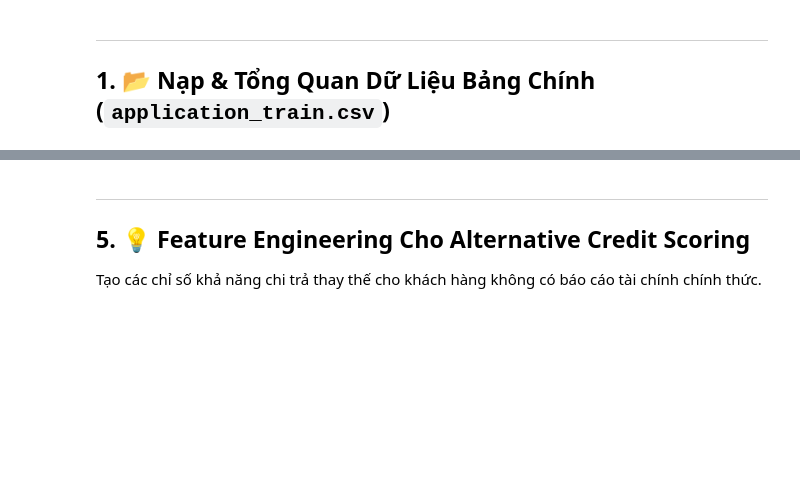
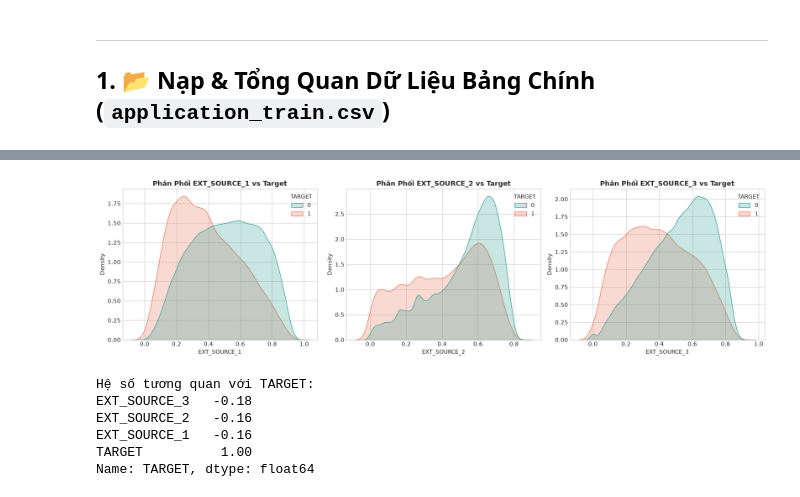
Before and after one commit to hoanglmv/T080-One_Last_Time, a Jupyter notebook: notebooks/01_eda_home_credit_default_risk.ipynb, the cells around one changed output, grey strips where cells are left out. Saved outputs shown, nothing was run; the diff lists cells and outputs as text; code cells hidden in the pictures; blank space fills up the shorter version.

```diff
--- a/notebooks/01_eda_home_credit_default_risk.ipynb
+++ b/notebooks/01_eda_home_credit_default_risk.ipynb
@@ -104,16 +137,24 @@ plt.show()
 # %%
+ext_sources = ['EXT_SOURCE_1', 'EXT_SOURCE_2', 'EXT_SOURCE_3', 'TARGET']
+ext_data = app_train[ext_sources].dropna()
+
 fig, axes = plt.subplots(1, 3, figsize=(18, 5))
 for i, col in enumerate(['EXT_SOURCE_1', 'EXT_SOURCE_2', 'EXT_SOURCE_3']):
     sns.kdeplot(data=app_train, x=col, hue='TARGET', common_norm=False, fill=True, ax=axes[i], palette=['#2a9d8f', '#e76f51'])
     axes[i].set_title(f'Phân Phối {col} vs Target', fontweight='bold')
 
 plt.tight_layout()
 plt.show()
 
+# Hệ số tương quan với Target
 corrs = app_train[['EXT_SOURCE_1', 'EXT_SOURCE_2', 'EXT_SOURCE_3', 'TARGET']].corr()['TARGET'].sort_values()
-print('Hệ số tương quan Pearson với TARGET:')
+print('Hệ số tương quan với TARGET:')
 print(corrs)
+# %% [output]
+[figure, added]
+Hệ số tương quan với TARGET:
+EXT_SOURCE_3   -0.18
+EXT_SOURCE_2   -0.16
+EXT_SOURCE_1   -0.16
+TARGET          1.00
+Name: TARGET, dtype: float64
-# %% [markdown]
----
-## 5. 💡 Feature Engineering Cho Alternative Credit Scoring
-Tạo các chỉ số khả năng chi trả thay thế cho khách hàng không có báo cáo tài chính chính thức.
```
Also changed, not shown: parts of 19 cells of this notebook, 7 other files.
